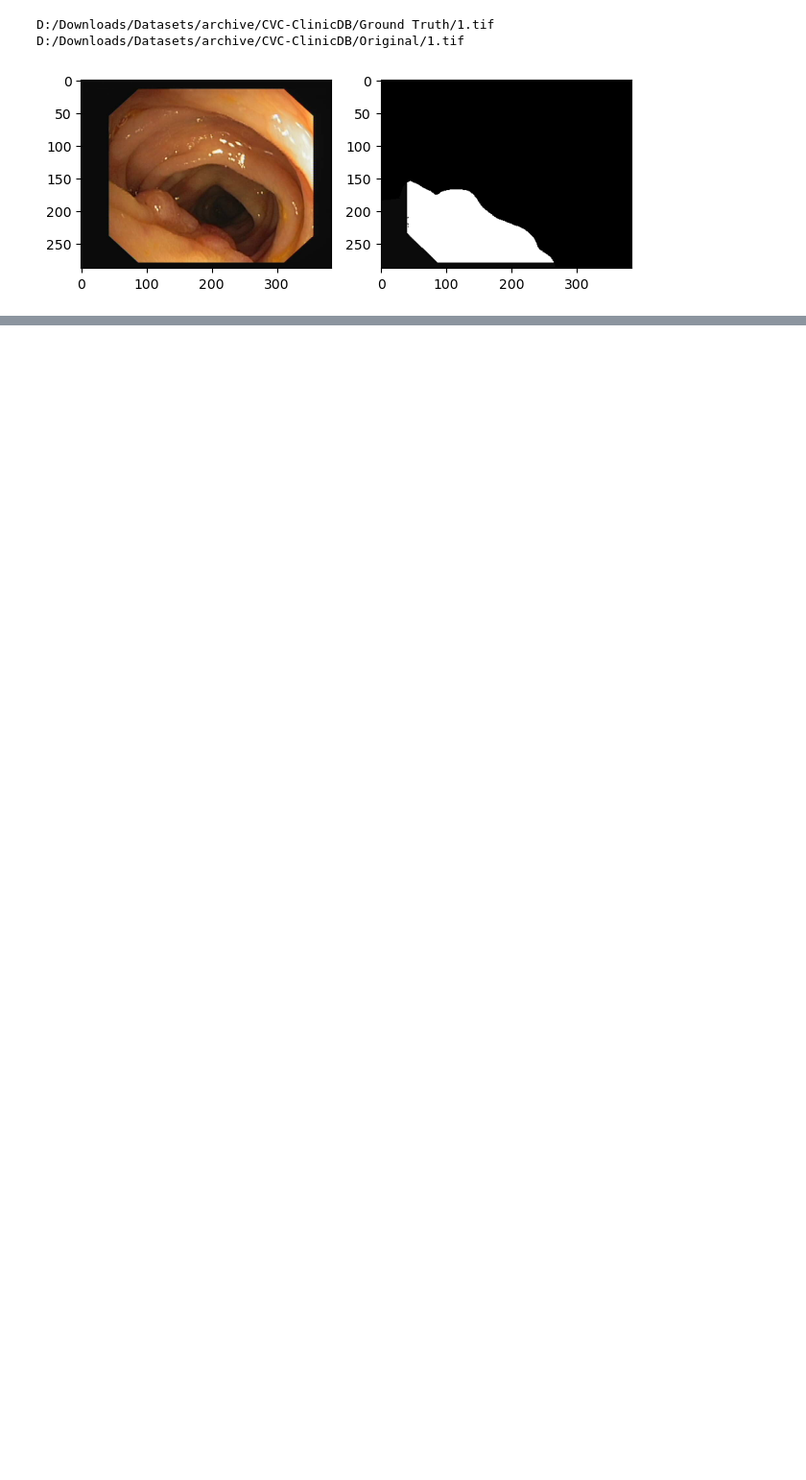
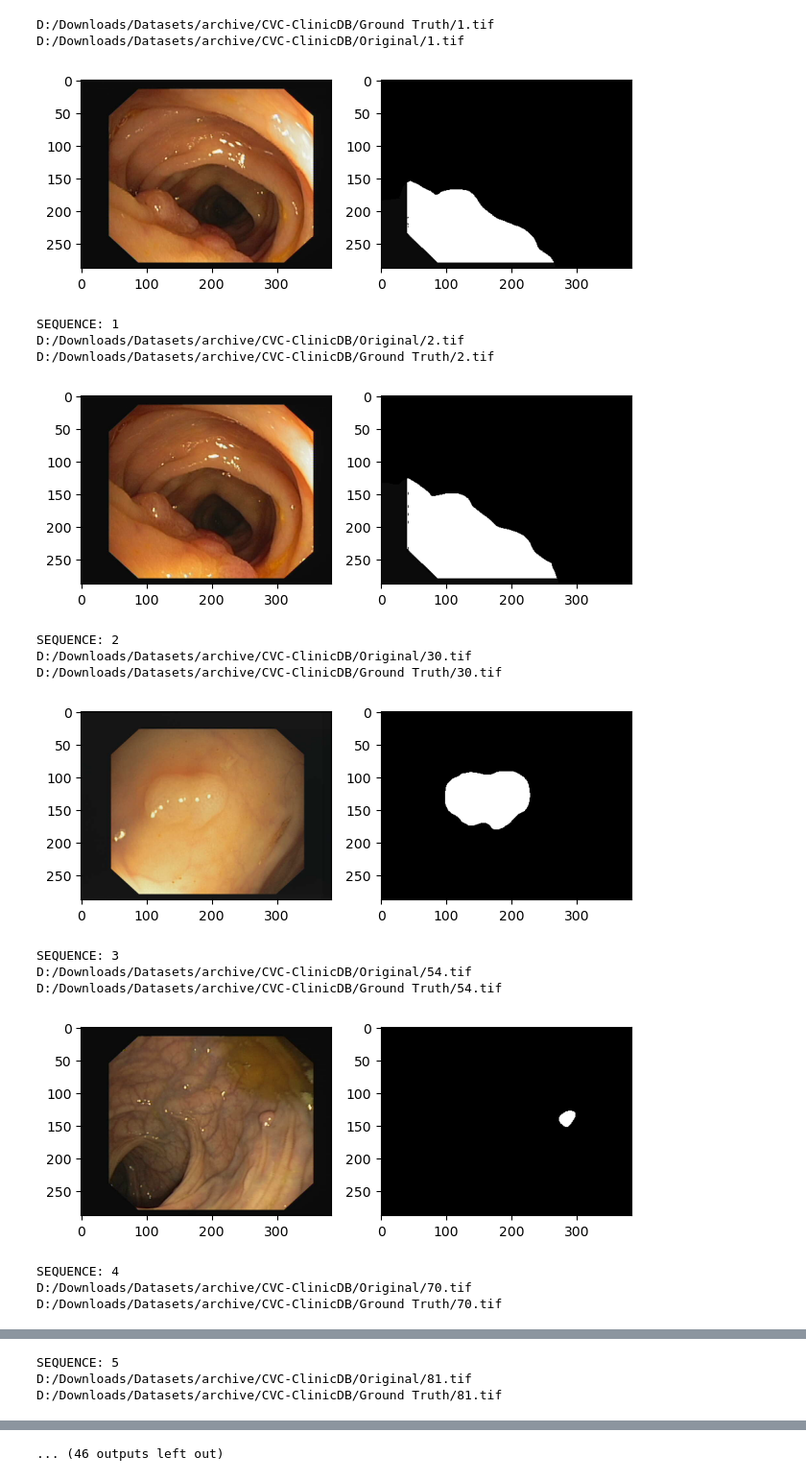
Before and after one commit to Mahi-Mai/SnekZone, a Jupyter notebook: notebooks/explore-files.ipynb, the cells around one changed output, grey strips where cells are left out. Shown at 96% size. Cells and saved outputs as stored; diff of their text form; code cells hidden in the pictures; blank space fills up the shorter version.

Commit message:
datasheets and visualization

```diff
--- a/notebooks/explore-files.ipynb
+++ b/notebooks/explore-files.ipynb
@@ -119,0 +122,7 @@ Bernal, J., Sánchez, F. J., Fernández-Espárrach. G and Rodríguez, C. 'CVC-Cl
+# %%
+#  Dataset page groups sets of endoscopy frames by sequence. These are described in a table,
+# but since we'll want to use them for stratified sampling, I made a csv to keep track.
+
+labels = pd.read_csv('../data/CVC-ClinicDB-sequence-labels.csv')
+labels.info()
+labels.head(3)
@@ -152,0 +235,4 @@ memory usage: 19.3+ KB
+# %%
+seq = dat['sequence'].value_counts()
+seq = seq.sort_values()
+seq
@@ -152,0 +257,3 @@ memory usage: 19.3+ KB
+# %%
+seq = seq.sort_index()
+seq
@@ -153,10 +282,10 @@ memory usage: 19.3+ KB
 # %%
 i = 0
 
-gt_pth = gt.at[i, 'filepaths']
+gt_pth = dat.at[i, 'gt_filepath']
 gt_im = tif.imread(gt_pth)
 
-im_pth = imgs.at[i, 'filepaths']
+im_pth = dat.at[i, 'img_filepath']
 im = tif.imread(im_pth)
 
 print(gt_pth)
@@ -173,3 +302,45 @@ plt.show()
 D:/Downloads/Datasets/archive/CVC-ClinicDB/Ground Truth/1.tif
 D:/Downloads/Datasets/archive/CVC-ClinicDB/Original/1.tif
 [figure]
+# %%
+# Let's get a sample of each sequence
+
+sequences = list(set(dat['sequence']))
+sequences.sort()
+
+i = 0
+
+for seq in sequences:
+    tmp = dat[dat['sequence'] == seq]
+    tmp = tmp.sample(1).reset_index(drop=True)
+
+    gt_pth = tmp.at[i, 'gt_filepath']
+    gt_im = tif.imread(gt_pth)
+
+    im_pth = tmp.at[i, 'img_filepath']
+    im = tif.imread(im_pth)
+
+    print(f'SEQUENCE: {seq}\n{im_pth}\n{gt_pth}')
+
+    plt.subplot(1,2,1)
+    plt.imshow(im)
+    plt.subplot(1,2,2)
+    plt.imshow(gt_im, cmap='gray')
+    plt.tight_layout()
+    plt.show()
+# %% [output]
+SEQUENCE: 1
+D:/Downloads/Datasets/archive/CVC-ClinicDB/Original/2.tif
+D:/Downloads/Datasets/archive/CVC-ClinicDB/Ground Truth/2.tif
+[figure, added]
+SEQUENCE: 2
+D:/Downloads/Datasets/archive/CVC-ClinicDB/Original/30.tif
+D:/Downloads/Datasets/archive/CVC-ClinicDB/Ground Truth/30.tif
+[figure, added]
+SEQUENCE: 3
+D:/Downloads/Datasets/archive/CVC-ClinicDB/Original/54.tif
+D:/Downloads/Datasets/archive/CVC-ClinicDB/Ground Truth/54.tif
+[figure, added]
+SEQUENCE: 4
+D:/Downloads/Datasets/archive/CVC-ClinicDB/Original/70.tif
+D:/Downloads/Datasets/archive/CVC-ClinicDB/Ground Truth/70.tif
@@ -175,0 +348,3 @@ D:/Downloads/Datasets/archive/CVC-ClinicDB/Original/1.tif
+SEQUENCE: 5
+D:/Downloads/Datasets/archive/CVC-ClinicDB/Original/81.tif
+D:/Downloads/Datasets/archive/CVC-ClinicDB/Ground Truth/81.tif
@@ -175,0 +356 @@ D:/Downloads/Datasets/archive/CVC-ClinicDB/Original/1.tif
+... (46 outputs left out)
```
Also changed, not shown: parts of 14 cells of this notebook, 2 other files.
